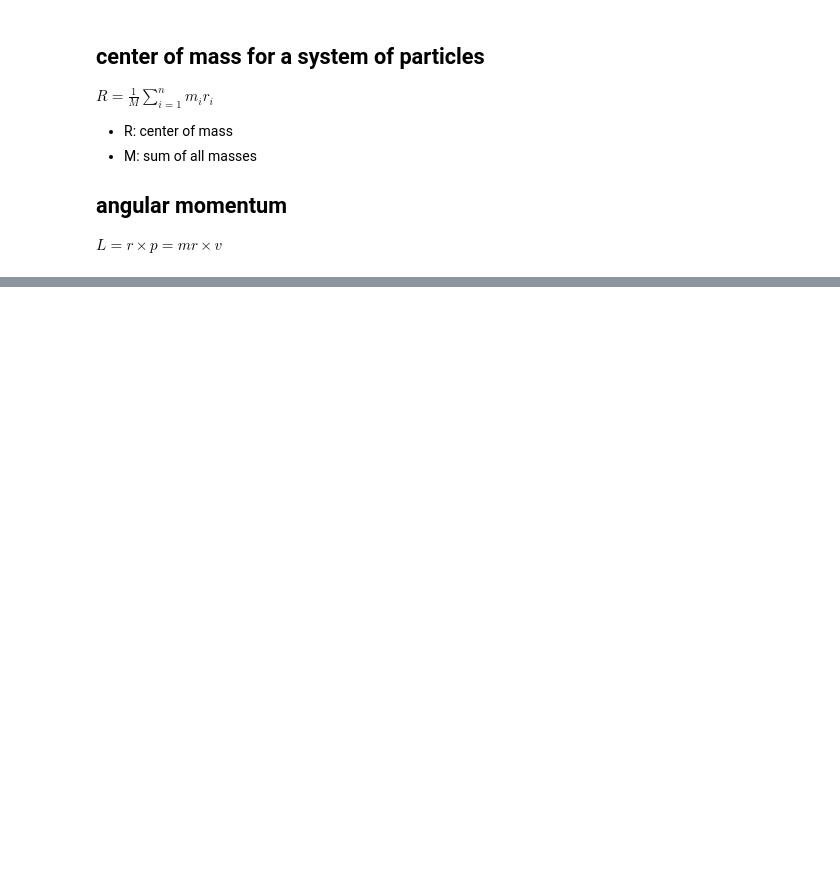
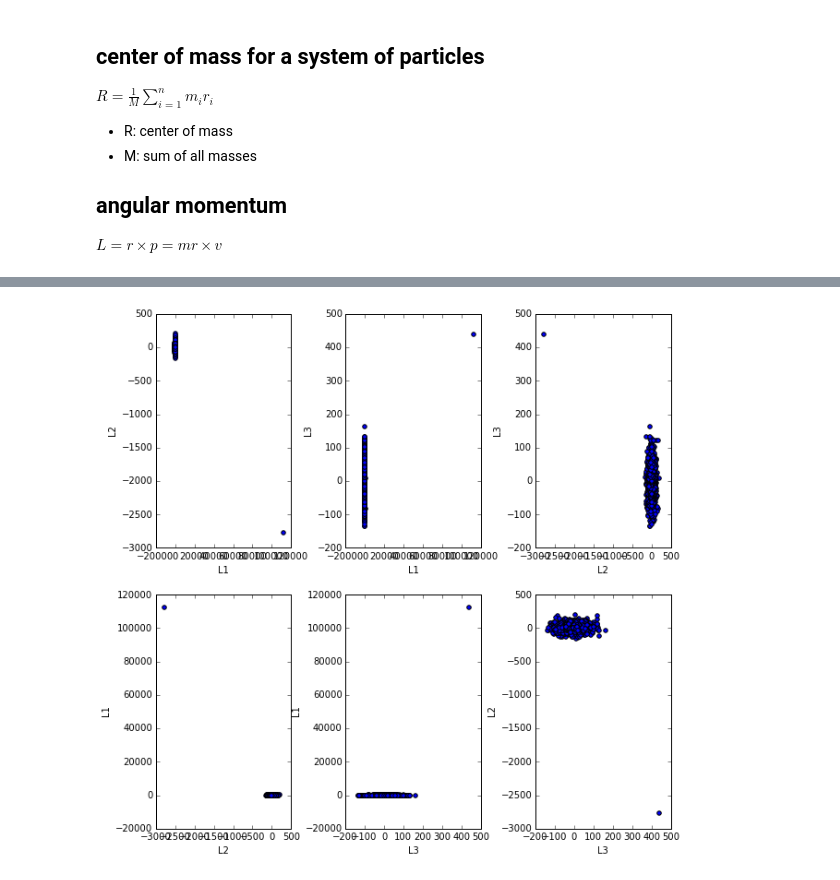
Before and after one commit to sophialilleengen/GC_actions, a Jupyter notebook: center of mass.ipynb, the cells around one changed output, grey strips where cells are left out. Cells and saved outputs as stored; diff of their text form; code cells hidden in the pictures; blank space fills up the shorter version.

```diff
--- a/center of mass.ipynb
+++ b/center of mass.ipynb
@@ -48,9 +48,9 @@ p_y=m_ges*vy
 p_z=m_ges*vz
 
 #calculate momentum of spherical components
-#p_r=m_ges*v_r
-#p_theta=m_ges*v_theta
-#p_phi=m_ges*v_phi
+p_r=m_ges*v_r
+p_theta=m_ges*v_theta
+p_phi=m_ges*v_phi
 
 theta=np.arcsin(z/r_3d)
 phi=np.arctan2(y,x)
@@ -62,6 +62,6 @@ for n in range(len(x)):
     L_kart[n]=np.cross([x[n],y[n],z[n]],[p_x[n],p_y[n],p_z[n]])
 
 #calculate angular momentum in polar coordinates
-#L_pol=np.zero([len(x),3])
-#for n in range(llen(x)):
-#    L_pol[n]=np.cross([r_3d[n],theta[n],phi[n]],[p_r[n],p_theta[n],p_phi[n]])
+L_pol=np.zeros([len(x),3])
+for n in range(len(x)):
+    L_pol[n]=np.cross([r_3d[n],theta[n],phi[n]],[p_r[n],p_theta[n],p_phi[n]])
@@ -79,4 +89,7 @@ array([[ -1.48796611e+01,  -1.31210537e+01,  -2.86327516e+00],
 L_1_kart=L_kart[:,0]
 L_2_kart=L_kart[:,1]
 L_3_kart=L_kart[:,2]
+L_1_pol=L_pol[:,0] #entspricht das L_r?
+L_2_pol=L_pol[:,1] #entspricht das L_theta?
+L_3_pol=L_pol[:,2] #entspricht das L_phi?
 # %%
@@ -110,0 +129,30 @@ fig.subplots_adjust(wspace=0.4)
+# %%
+#spherical coordinates
+fig,axes=plt.subplots(nrows=2,ncols=3, figsize=(10,10))
+axes[0,0].scatter(L_1_pol,L_2_pol)
+axes[0,0].set_xlabel('L1')
+axes[0,0].set_ylabel('L2')
+axes[0,1].scatter(L_1_pol,L_3_pol)
+axes[0,1].set_xlabel('L1')
+axes[0,1].set_ylabel('L3')
+axes[0,2].scatter(L_2_pol,L_3_pol)
+axes[0,2].set_xlabel('L2')
+axes[0,2].set_ylabel('L3')
+axes[1,0].scatter(L_2_pol,L_1_pol)
+axes[1,0].set_xlabel('L2')
+axes[1,0].set_ylabel('L1')
+axes[1,1].scatter(L_3_pol,L_1_pol)
+axes[1,1].set_xlabel('L3')
+axes[1,1].set_ylabel('L1')
+axes[1,2].scatter(L_3_pol,L_2_pol)
+axes[1,2].set_xlabel('L3')
+axes[1,2].set_ylabel('L2')
+#axes[0,0].set_aspect('equal')
+#axes[0,1].set_aspect('equal')
+#axes[0,2].set_aspect('equal')
+#axes[1,0].set_aspect('equal')
+#axes[1,1].set_aspect('equal')
+#axes[1,2].set_aspect('equal')
+fig.subplots_adjust(wspace=0.4)
+# %% [output]
+[figure, added]
```
Also changed, not shown: parts of 9 cells of this notebook.
